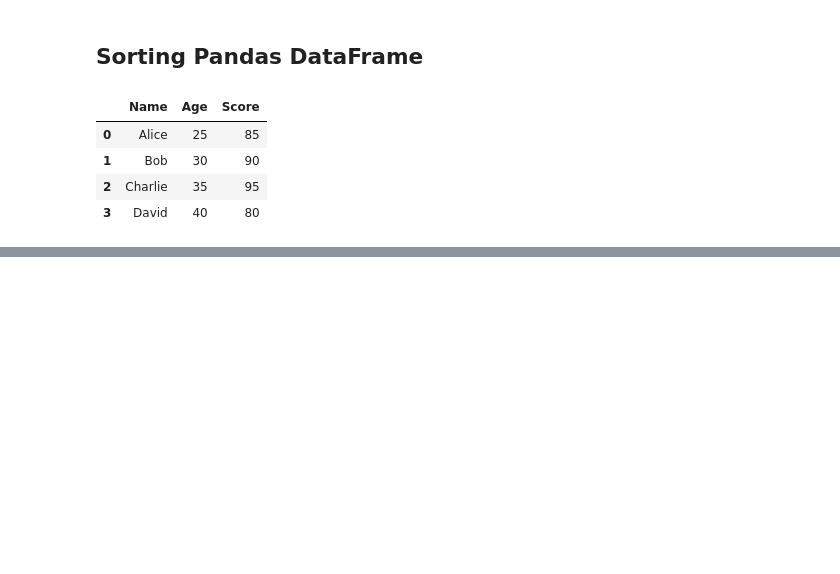
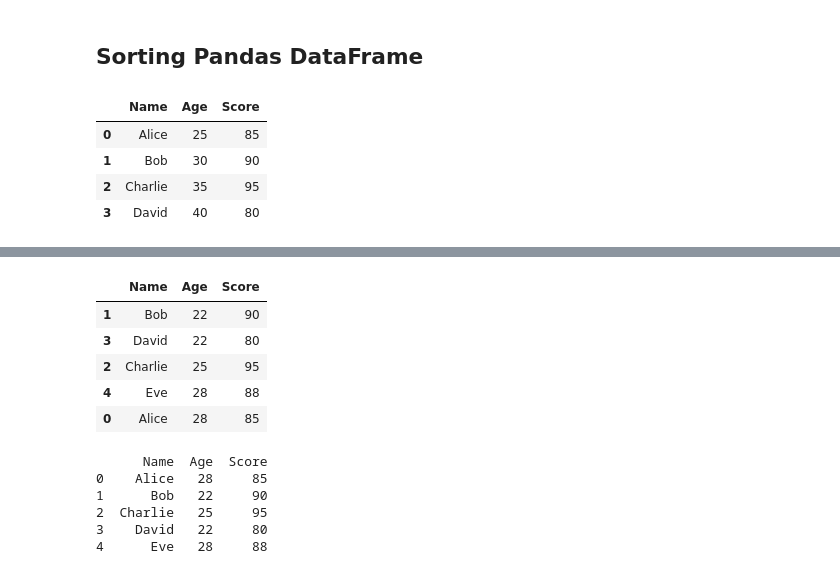
Before and after one commit to Muhammad-Umair-0/Machine-Learning, a Jupyter notebook: Pandas/pandas_slicing.ipynb, the cells around one changed output, grey strips where cells are left out. Drawn from its saved outputs; the diff is of its cells as text; code cells hidden in the pictures; blank space fills up the shorter version.

```diff
--- a/Pandas/pandas_slicing.ipynb
+++ b/Pandas/pandas_slicing.ipynb
@@ -358,0 +450,22 @@ print(sorted_df)
+# %%
+# heapsort by Age
+sorted_df = df.sort_values(by ='Age', kind='heapsort')
+sorted_df
+# %% [output]
+|  | Name | Age | Score |
+| 1 | Bob | 22 | 90 |
+| 3 | David | 22 | 80 |
+| 2 | Charlie | 25 | 95 |
+| 4 | Eve | 28 | 88 |
+| 0 | Alice | 28 | 85 |
+# %%
+# apply Custom sort Logic  by Name
+sorted_df = df.sort_values(by='Name', key=lambda col:col.str.lower())
+print(sorted_df)
+# %% [output]
+      Name  Age  Score
+0    Alice   28     85
+1      Bob   22     90
+2  Charlie   25     95
+3    David   22     80
+4      Eve   28     88
```
Also changed, not shown: parts of 12 cells of this notebook.
